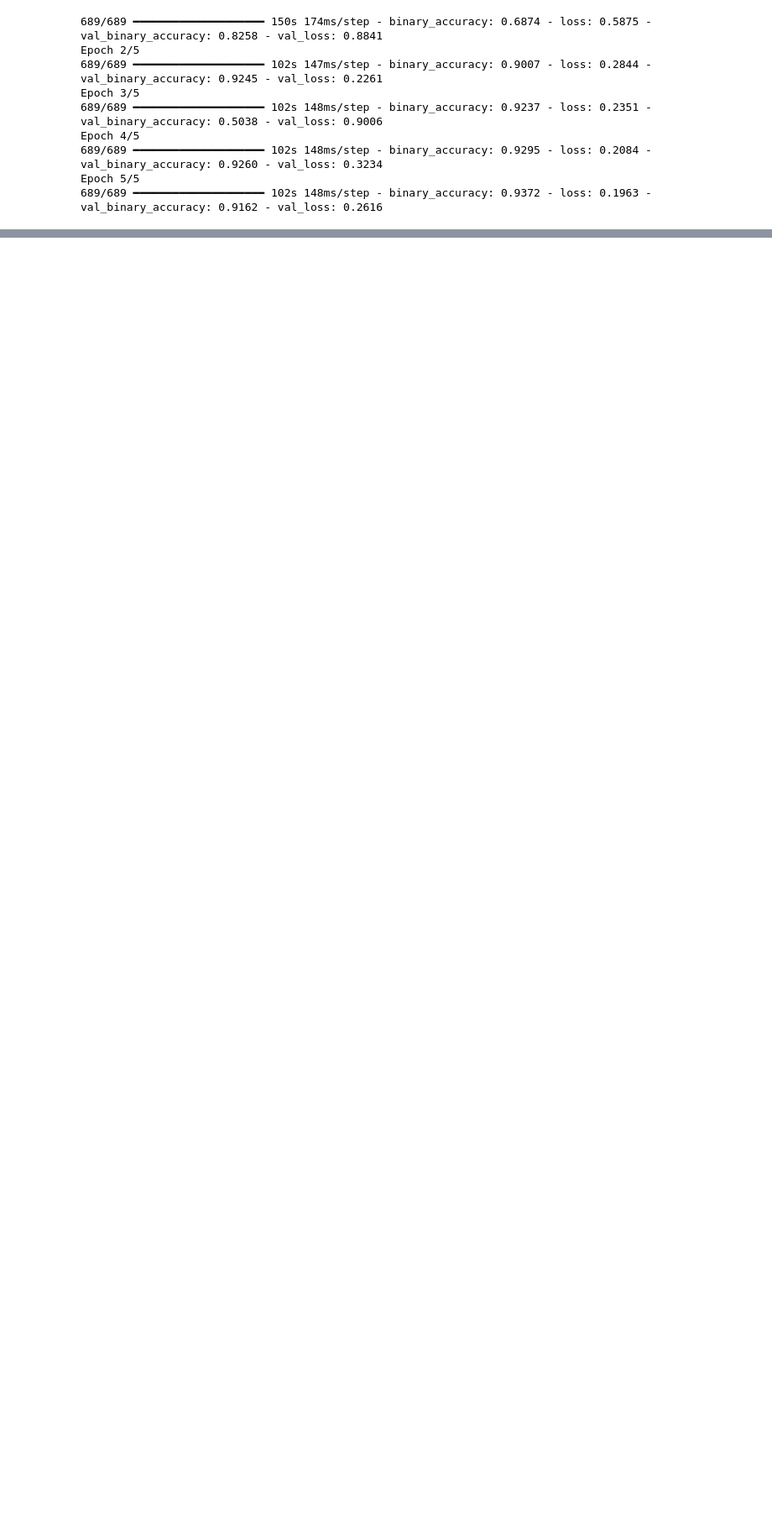
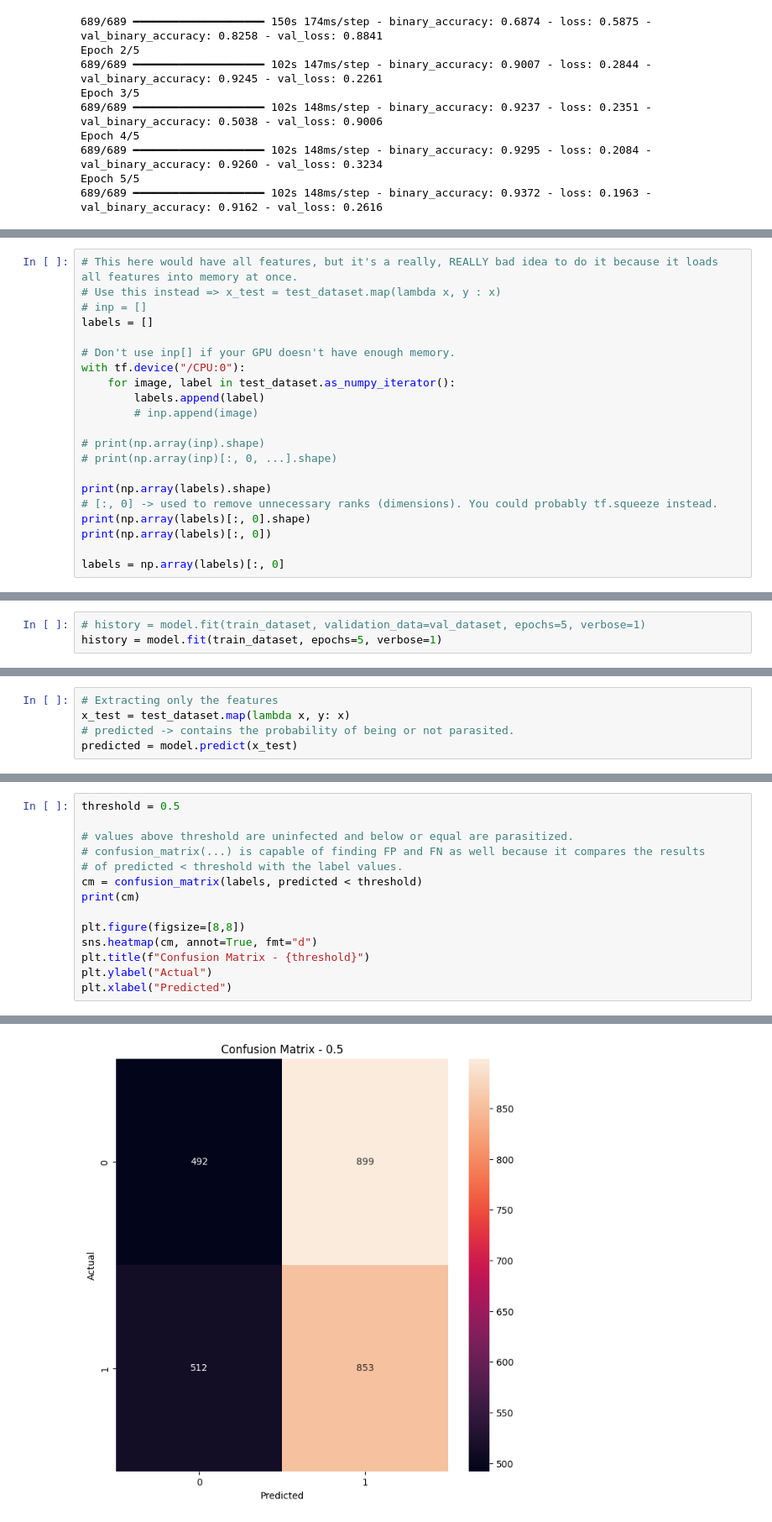
Before and after one commit to albertalvin8080/Python-LearningPath, a Jupyter notebook: tensorflow/14_malaria_classification.ipynb, the cells around one changed output, grey strips where cells are left out. Shown at 84% size. Saved outputs shown, nothing was run; the diff lists cells and outputs as text; blank space fills up the shorter version.

```diff
--- a/tensorflow/14_malaria_classification.ipynb
+++ b/tensorflow/14_malaria_classification.ipynb
@@ -680,0 +710,21 @@ plt.show()
+# %%
+# This here would have all features, but it's a really, REALLY bad idea to do it because it loads all features into memory at once.
+# Use this instead => x_test = test_dataset.map(lambda x, y : x)
+# inp = []
+labels = []
+
+# Don't use inp[] if your GPU doesn't have enough memory.
+with tf.device("/CPU:0"):
+    for image, label in test_dataset.as_numpy_iterator():
+        labels.append(label)
+        # inp.append(image)
+
+# print(np.array(inp).shape)
+# print(np.array(inp)[:, 0, ...].shape)
+
+print(np.array(labels).shape)
+# [:, 0] -> used to remove unnecessary ranks (dimensions). You could probably tf.squeeze instead.
+print(np.array(labels)[:, 0].shape)
+print(np.array(labels)[:, 0])
+
+labels = np.array(labels)[:, 0]
@@ -680,0 +736,3 @@ plt.show()
+# %%
+# history = model.fit(train_dataset, validation_data=val_dataset, epochs=5, verbose=1)
+history = model.fit(train_dataset, epochs=5, verbose=1)
@@ -680,0 +763,5 @@ plt.show()
+# %%
+# Extracting only the features
+x_test = test_dataset.map(lambda x, y: x)
+# predicted -> contains the probability of being or not parasited.
+predicted = model.predict(x_test)
@@ -680,0 +776,15 @@ plt.show()
+# %%
+threshold = 0.5
+
+# values above threshold are uninfected and below or equal are parasitized.
+# confusion_matrix(...) is capable of finding FP and FN as well because it compares the results
+# of predicted < threshold with the label values.
+cm = confusion_matrix(labels, predicted < threshold)
+print(cm)
+
+plt.figure(figsize=[8,8])
+sns.heatmap(cm, annot=True, fmt="d")
+plt.title(f"Confusion Matrix - {threshold}")
+plt.ylabel("Actual")
+plt.xlabel("Predicted")
+# %% [output]
@@ -680,0 +794 @@ plt.show()
+[figure, added]
```
Also changed, not shown: parts of 15 cells of this notebook, 2 other files.
